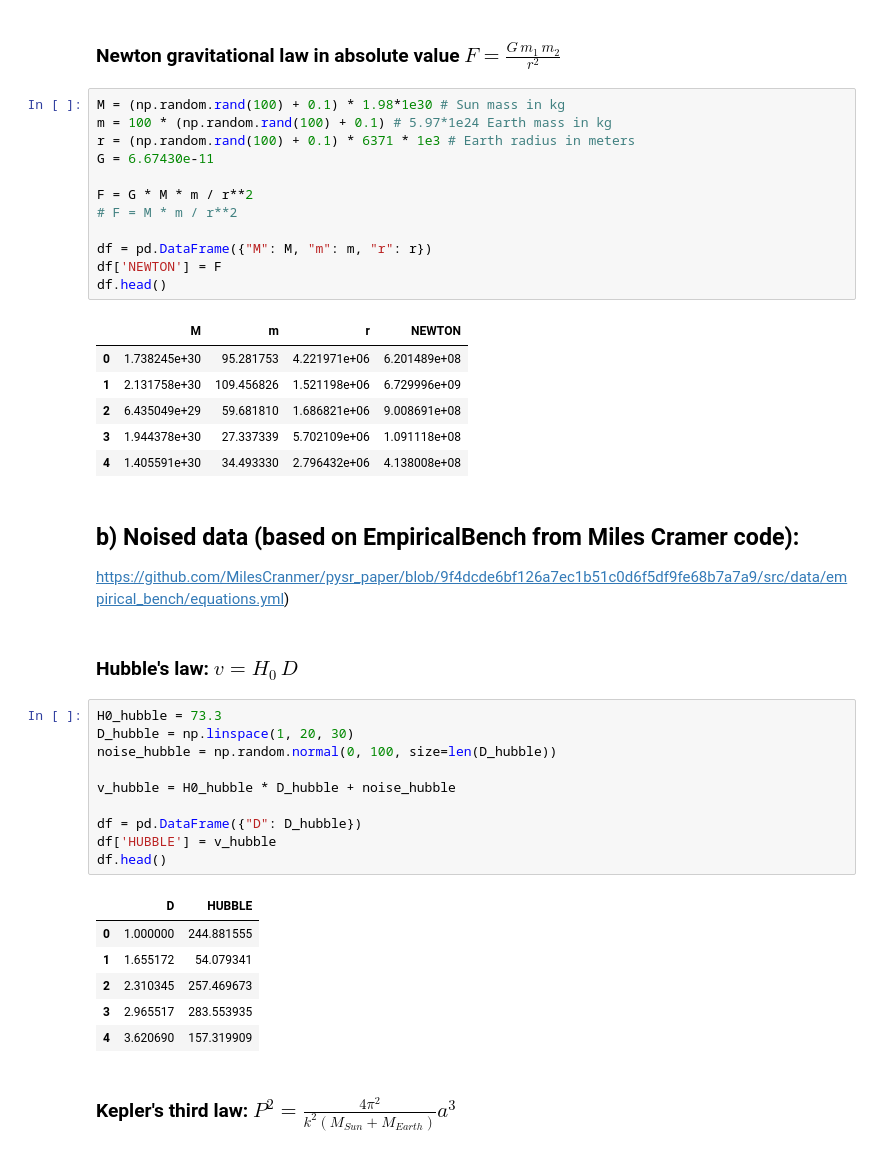
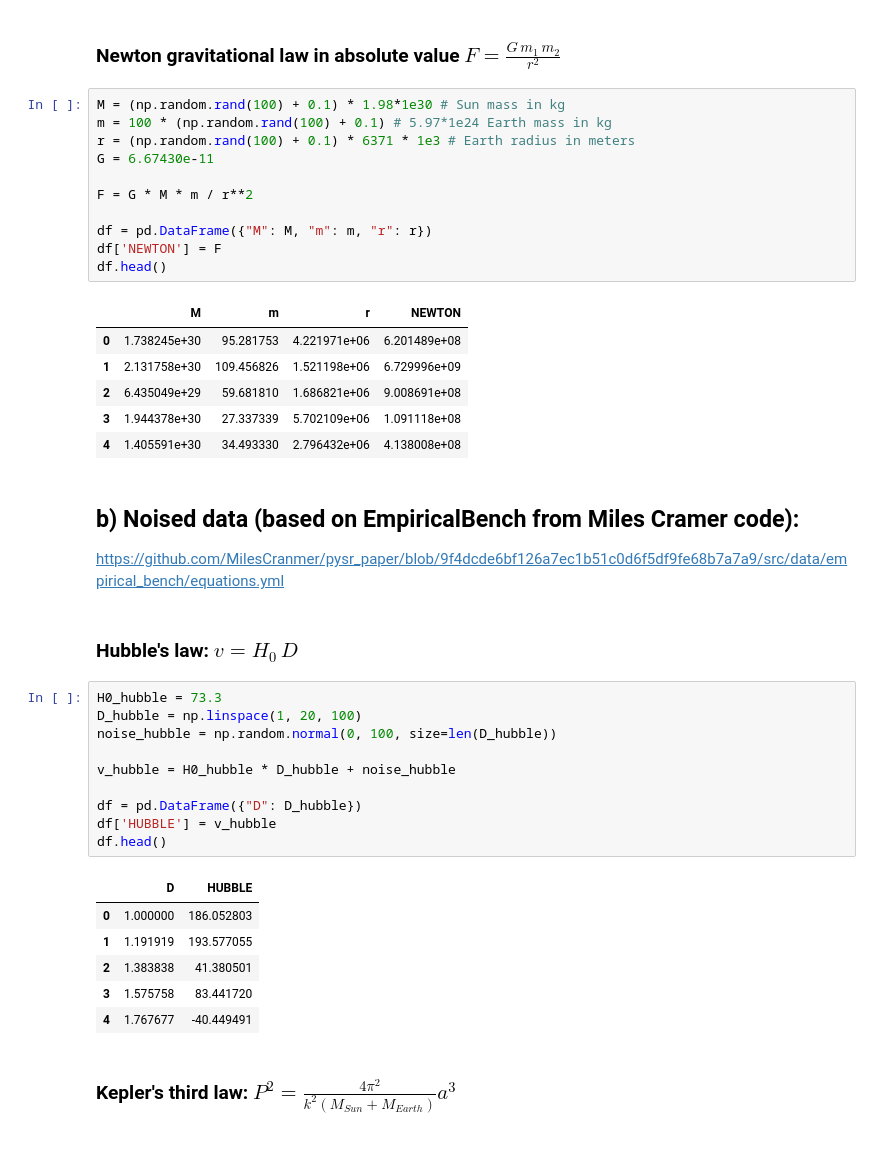
Before and after one commit to JulieKeisler/DRAGON, a Jupyter notebook: ref_notebook.ipynb, the cells around one changed output. Saved outputs shown, nothing was run; the diff lists cells and outputs as text.

```diff
--- a/ref_notebook.ipynb
+++ b/ref_notebook.ipynb
@@ -153,7 +153,6 @@ r = (np.random.rand(100) + 0.1) * 6371 * 1e3 # Earth radius in meters
 G = 6.67430e-11
 
 F = G * M * m / r**2
-# F = M * m / r**2
 
 df = pd.DataFrame({"M": M, "m": m, "r": r})
 df['NEWTON'] = F
@@ -167,26 +166,26 @@ df.head()
 | 4 | 1.405591e+30 | 34.493330 | 2.796432e+06 | 4.138008e+08 |
 # %% [markdown]
 ## b) Noised data (based on EmpiricalBench from Miles Cramer code):
-https://github.com/MilesCranmer/pysr_paper/blob/9f4dcde6bf126a7ec1b51c0d6f5df9fe68b7a7a9/src/data/empirical_bench/equations.yml)
+https://github.com/MilesCranmer/pysr_paper/blob/9f4dcde6bf126a7ec1b51c0d6f5df9fe68b7a7a9/src/data/empirical_bench/equations.yml
 # %% [markdown]
 ### Hubble's law: $v = H_0 \, D$
 # %%
 H0_hubble = 73.3
-D_hubble = np.linspace(1, 20, 30)
+D_hubble = np.linspace(1, 20, 100)
 noise_hubble = np.random.normal(0, 100, size=len(D_hubble))
 
 v_hubble = H0_hubble * D_hubble + noise_hubble
 
 df = pd.DataFrame({"D": D_hubble})
 df['HUBBLE'] = v_hubble
 df.head()
 # %% [output]
 |  | D | HUBBLE |
-| 0 | 1.000000 | 244.881555 |
-| 1 | 1.655172 | 54.079341 |
-| 2 | 2.310345 | 257.469673 |
-| 3 | 2.965517 | 283.553935 |
-| 4 | 3.620690 | 157.319909 |
+| 0 | 1.000000 | 186.052803 |
+| 1 | 1.191919 | 193.577055 |
+| 2 | 1.383838 | 41.380501 |
+| 3 | 1.575758 | 83.441720 |
+| 4 | 1.767677 | -40.449491 |
 # %% [markdown]
 ### Kepler's third law: $P^2 = \frac{4\pi^2}{k^2(M_{Sun} + M_{Earth})}a^3$
 # %%
```
Also changed, not shown: parts of 19 cells of this notebook.
